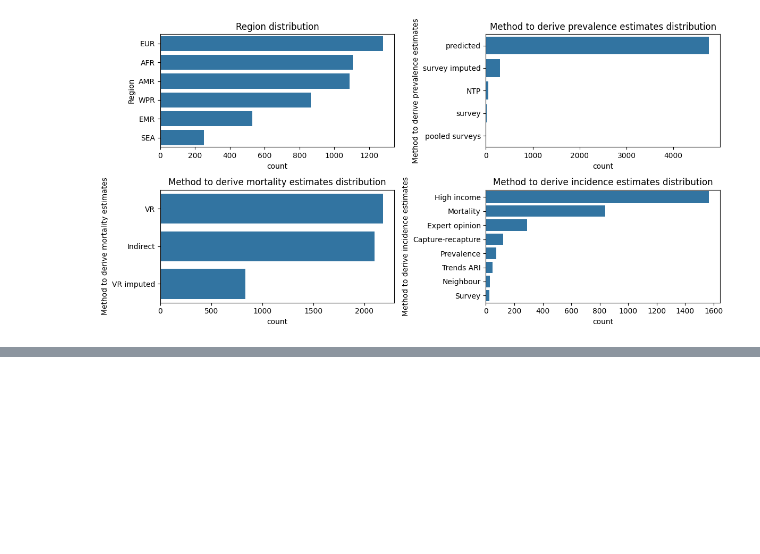
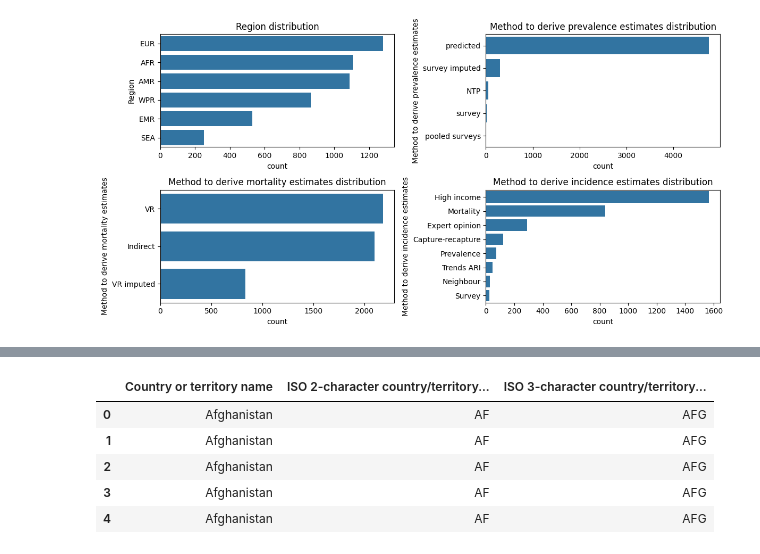
Before and after one commit to murithidenisgitobu/TB-BURDEN-IN-THE-WORLD, a Jupyter notebook: Notebook/TB.ipynb, the cells around one changed output, grey strips where cells are left out. Drawn from its saved outputs; the diff is of its cells as text; code cells hidden in the pictures; blank space fills up the shorter version.

```diff
--- a/Notebook/TB.ipynb
+++ b/Notebook/TB.ipynb
@@ -207,0 +217,16 @@ plt.show()
+# %%
+# Get columns with high cardinality
+high_card_data = cat_cols_data.drop(["Region",
+                                     "Method to derive prevalence estimates",
+                                     "Method to derive mortality estimates",
+                                     "Method to derive incidence estimates"],
+                                     axis=1)
+
+high_card_data.head()
+# %% [output]
+|  | Country or territory name | ISO 2-character country/territory... | ISO 3-character country/territory... |
+| 0 | Afghanistan | AF | AFG |
+| 1 | Afghanistan | AF | AFG |
+| 2 | Afghanistan | AF | AFG |
+| 3 | Afghanistan | AF | AFG |
+| 4 | Afghanistan | AF | AFG |
```
Also changed, not shown: parts of 3 cells of this notebook.
